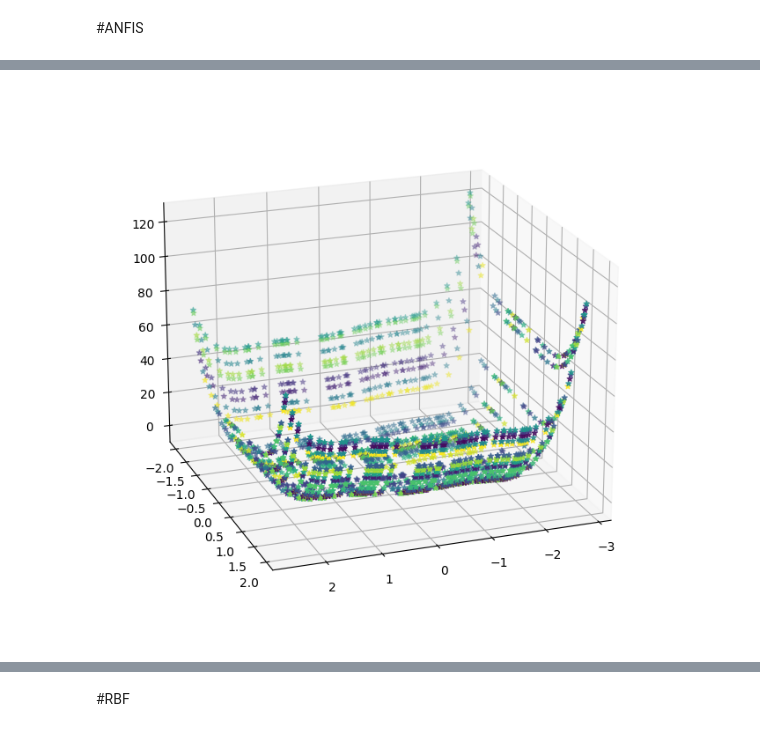
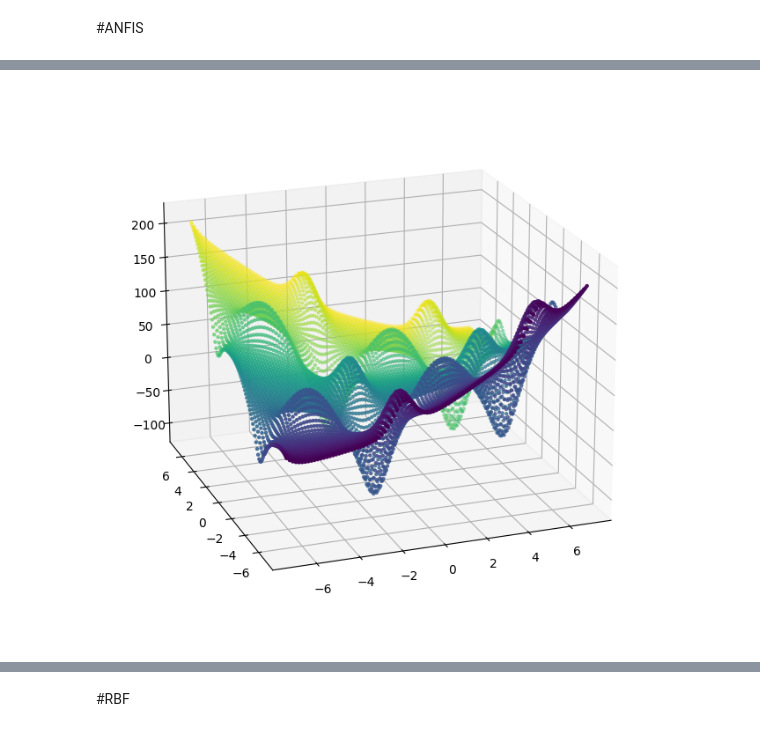
Before and after one commit to MorozovDesu/neural_network_technologies, a Jupyter notebook: Лаба_3_нейросетевые_технологии.ipynb, the cells around one changed output, grey strips where cells are left out. Saved outputs shown, nothing was run; the diff lists cells and outputs as text; code cells hidden in the pictures.

```diff
--- a/Лаба_3_нейросетевые_технологии.ipynb
+++ b/Лаба_3_нейросетевые_технологии.ipynb
@@ -394,13 +394,13 @@ def generation_f2(count,max_x,min_x,max_x2,min_x2):
   x1val=[]
   i = 0
   while i < count:
-    rand=(np.random.binomial(10, 1, 1)*np.random.uniform(0, 0.1, 1) ) + np.random.uniform(3.6, -5.6, 1)
+    rand=(np.random.normal(10, 1, 1)*np.random.uniform(0, 0.1, 1) ) + np.random.uniform(3.6, -5.6, 1)
     if (rand>=(min_x) and rand<=(max_x) ):
       x1val.extend(rand)
       i = i + 1
   i = 0
   while i < count:
-    rand=(np.random.binomial(10, 1, 1)*np.random.uniform(0, 0.1, 1) ) + np.random.uniform(3.6, -5.6, 1)
+    rand=(np.random.normal(10, 1, 1)*np.random.uniform(0, 0.1, 1) ) + np.random.uniform(3.6, -5.6, 1)
     if (rand>=(min_x2) and rand<=(max_x2) ):
       x2val.extend(rand)
       i = i + 1
@@ -410,7 +410,7 @@ def generation_f1(count):
   x1val=[]
   i = 0
   while i < count:
-    rand=np.random.binomial(10, 1, 1)*np.random.uniform(0, 0.6, 1)
+    rand=np.random.normal(10, 1, 1)*np.random.uniform(0, 0.6, 1)
     x1val.extend(rand)
     i = i + 1
   return x1val
@@ -425,11 +425,11 @@ def approximation_quality(deviations,predictData,y_data):
 def f1(x):
   y=[]
   for i in range (0,(len(x))):
-      y.append(np.exp(x[i]))
+      y.append(np.log(x[i]))
   return y
 
 def f2(x, y):
-    return (4 - (2.1*x*x) + (x**4)/3)*x*x + x*y + (-4 + 4*y*y)*y*y
+    return np.sin(x)*np.exp((1-np.cos(y))**2) + np.cos(y)*np.exp((1-np.sin(x))**2) + (x-y)**2
 
 def percentage(part, whole):
   return 100 * float(part)/float(whole)
@@ -443,8 +443,6 @@ x22=np.full(2500,0)
 f2zz=[]
 for l in x1val:
     x11.append(l)
-#for l in x2:
-#    x22.extend(l)
 for l in z:
     f2zz.append(l)
 
@@ -541,37 +532,40 @@ print(approximation_quality(deviations,predictTrain,Y))
 # %%
-x1val,x2val=generation_f2(50,3,-3,2,-2)
+def bird_function(x, y):
+    # Замените этот пример на вашу функцию Бирда
+    return np.sin(x)*np.exp((1-np.cos(y))**2) + np.cos(y)*np.exp((1-np.sin(x))**2) + (x-y)**2
+
+# Генерация данных для функции Бирда
+x1val, x2val = np.linspace(-7, 7, 100), np.linspace(-7, 7, 100)
 x1f2, x2f2 = np.meshgrid(x1val, x2val)
-f2z = f2(x1f2,x2f2)
-#z = f1(x1, 0.1, 0.1)
-x11f2=[]
-x22f2=[]
-f2zz=[]
-for l in x1f2:
-    x11f2.extend(l)
-for l in x2f2:
-    x22f2.extend(l)
-for l in f2z:
-    f2zz.extend(l)
+f2z = bird_function(x1f2, x2f2)
 
-x11f2=np.reshape(x11f2,(len(x11f2),1))
-x22f2=np.reshape(x22f2,(len(x22f2),1))
-f2zz=np.reshape(f2zz,(len(f2zz),1))
-if(os.path.exists('datasetMy.txt')):
+# Преобразование данных в нужный формат
+x11f2, x22f2, f2zz = x1f2.flatten(), x2f2.flatten(), f2z.flatten()
+x11f2, x22f2, f2zz = x11f2.reshape((len(x11f2), 1)), x22f2.reshape((len(x22f2), 1)), f2zz.reshape((len(f2zz), 1))
+
+# Запись данных в файл
+if os.path.exists('datasetMy.txt'):
     os.remove('datasetMy.txt')
-file=open('datasetMy.txt','w')
+
+file = open('datasetMy.txt', 'w')
 for i in range(len(x11f2)):
-  file.write('"'+str(i)+'" '+str(x11f2[i][0])+' '+str(x22f2[i][0])+' '+str(f2zz[i][0])+'\n')
+    file.write(f'"{i}" {x11f2[i][0]} {x22f2[i][0]} {f2zz[i][0]}\n')
 file.close()
-ts = np.loadtxt("datasetMy.txt", usecols=[1,2,3])
-XAF2 = ts[:,0:2]
-YAF2 = ts[:,2]
-fig = plt.figure(figsize=(16,8))
+
+# Загрузка данных из файла
+ts = np.loadtxt("datasetMy.txt", usecols=[1, 2, 3])
+XAF2 = ts[:, 0:2]
+YAF2 = ts[:, 2]
+
+# Визуализация функции Бирда
+fig = plt.figure(figsize=(16, 8))
 ax = fig.add_subplot(111, projection='3d')
 col = np.arange(len(YAF2))
-ax.scatter(XAF2[:, 0], XAF2[:, 1], YAF2, marker = '*', linewidths=1, c=col)
-ax.view_init(20,70)
+ax.scatter(XAF2[:, 0], XAF2[:, 1], YAF2, marker='.', linewidths=1, c=col)
+ax.view_init(20,-110)
+plt.show()
 # %% [output]
-[figure, old version]
+[figure, new version]
 # %%
 mf = [[['gaussmf',{'mean':0.,'sigma':1.}],['gaussmf',{'mean':-1.,'sigma':2.}],['gaussmf',{'mean':-4.,'sigma':10.}],['gaussmf',{'mean':-7.,'sigma':7.}]],
             [['gaussmf',{'mean':1.,'sigma':2.}],['gaussmf',{'mean':2.,'sigma':3.}],['gaussmf',{'mean':-2.,'sigma':10.}],['gaussmf',{'mean':-10.5,'sigma':5.}]]]
```
Also changed, not shown: parts of 24 cells of this notebook.
